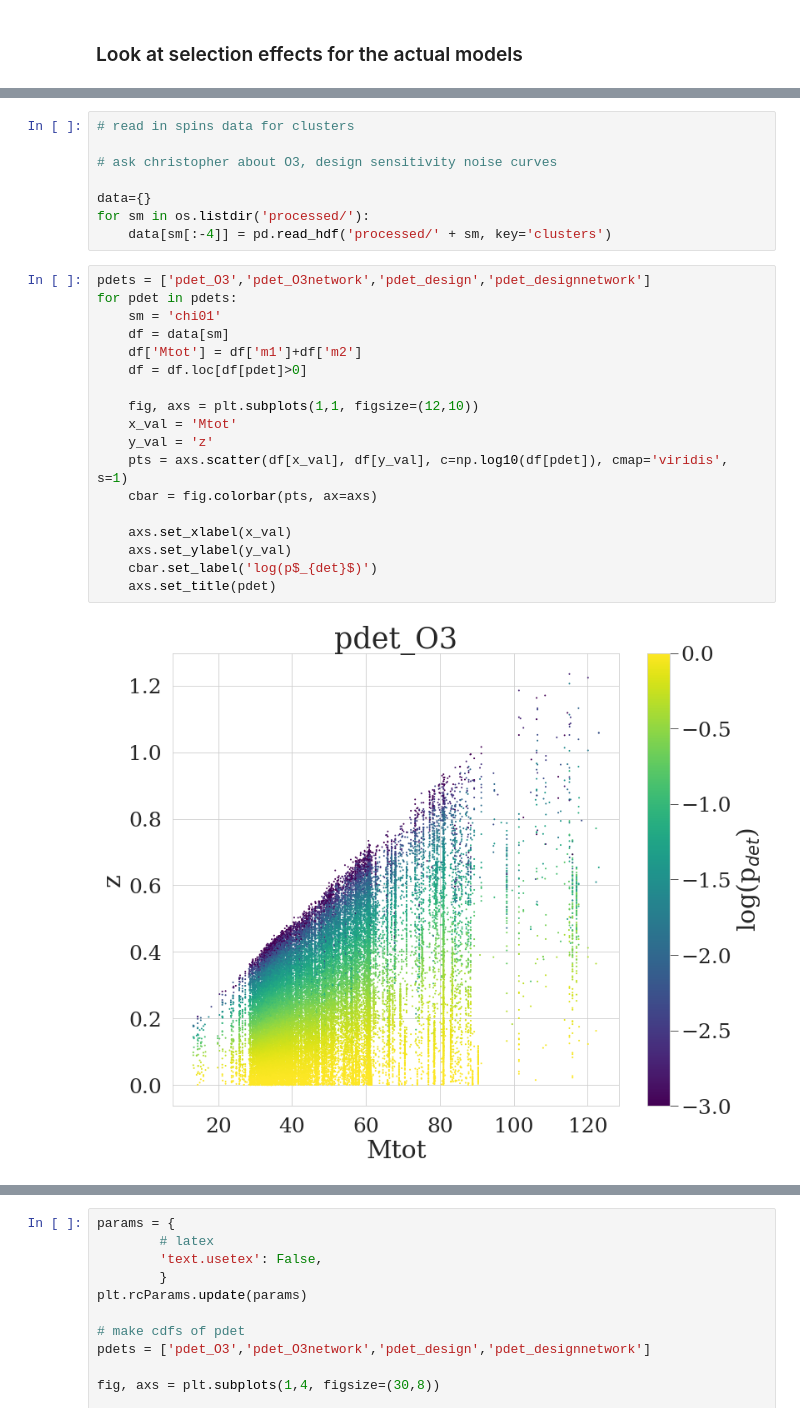
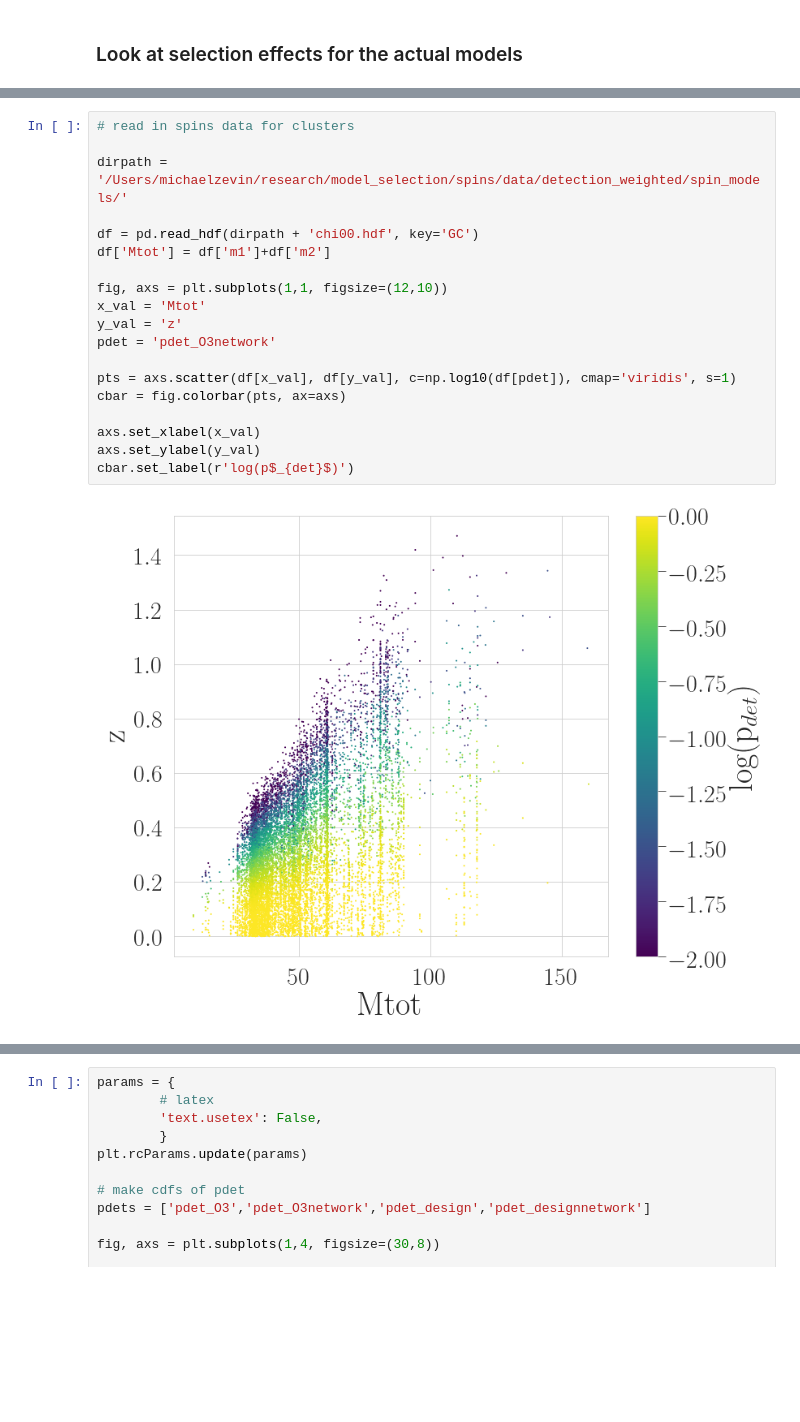
Before and after one commit to michaelzevin/model_selection, a Jupyter notebook: notebooks/selection_effects_tests.ipynb, the cells around one changed output, grey strips where cells are left out. Drawn from its saved outputs; the diff is of its cells as text; blank space fills up the shorter version.

```diff
--- a/notebooks/selection_effects_tests.ipynb
+++ b/notebooks/selection_effects_tests.ipynb
@@ -112,28 +137,21 @@ plt.tight_layout()
-# %%
-# read in spins data for clusters
-
-# ask christopher about O3, design sensitivity noise curves
-
-data={}
-for sm in os.listdir('processed/'):
-    data[sm[:-4]] = pd.read_hdf('processed/' + sm, key='clusters')
 # %%
-pdets = ['pdet_O3','pdet_O3network','pdet_design','pdet_designnetwork']
-for pdet in pdets:
-    sm = 'chi01'
-    df = data[sm]
-    df['Mtot'] = df['m1']+df['m2']
-    df = df.loc[df[pdet]>0]
+# read in spins data for clusters
 
-    fig, axs = plt.subplots(1,1, figsize=(12,10))
-    x_val = 'Mtot'
-    y_val = 'z'
-    pts = axs.scatter(df[x_val], df[y_val], c=np.log10(df[pdet]), cmap='viridis', s=1)
-    cbar = fig.colorbar(pts, ax=axs)
+dirpath = '/Users/michaelzevin/research/model_selection/spins/data/detection_weighted/spin_models/'
 
-    axs.set_xlabel(x_val)
-    axs.set_ylabel(y_val)
-    cbar.set_label('log(p$_{det}$)')
-    axs.set_title(pdet)
+df = pd.read_hdf(dirpath + 'chi00.hdf', key='GC')
+df['Mtot'] = df['m1']+df['m2']
+
+fig, axs = plt.subplots(1,1, figsize=(12,10))
+x_val = 'Mtot'
+y_val = 'z'
+pdet = 'pdet_O3network'
+
+pts = axs.scatter(df[x_val], df[y_val], c=np.log10(df[pdet]), cmap='viridis', s=1)
+cbar = fig.colorbar(pts, ax=axs)
+
+axs.set_xlabel(x_val)
+axs.set_ylabel(y_val)
+cbar.set_label(r'log(p$_{det}$)')
 # %% [output]
-[figure, old version]
+[figure, new version]
```
Also changed, not shown: parts of 10 cells of this notebook, 8 other files.
